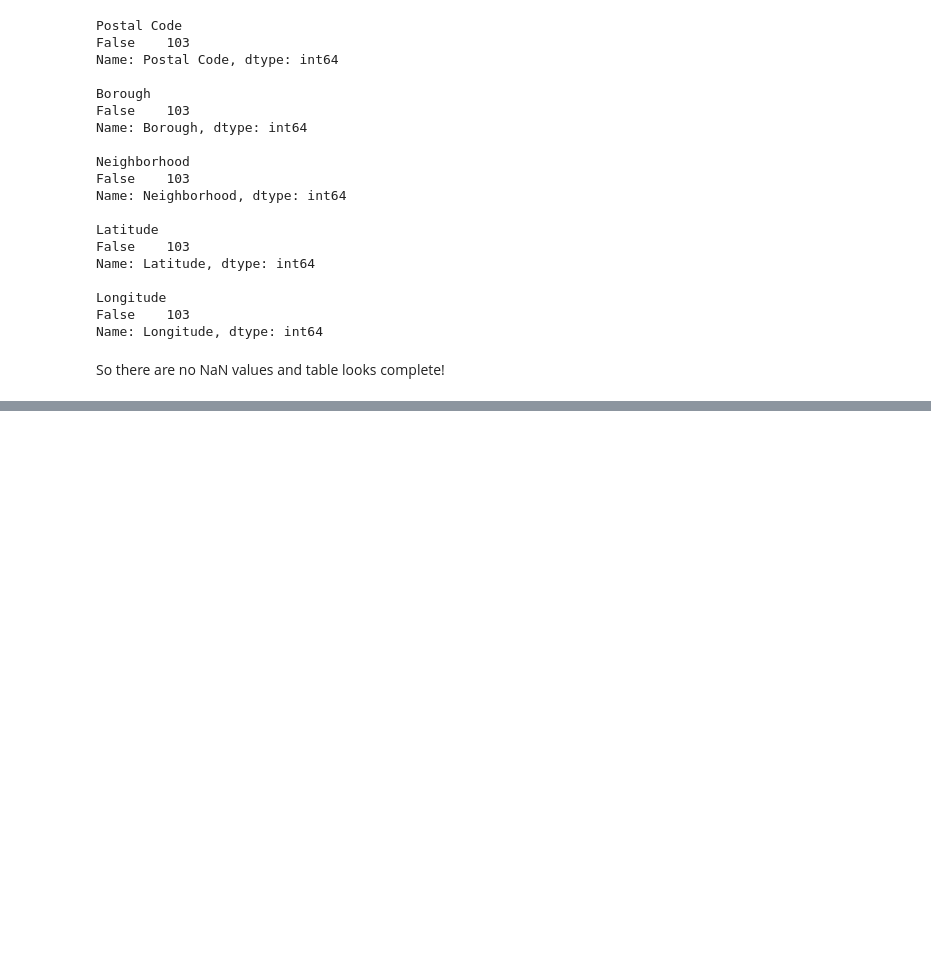
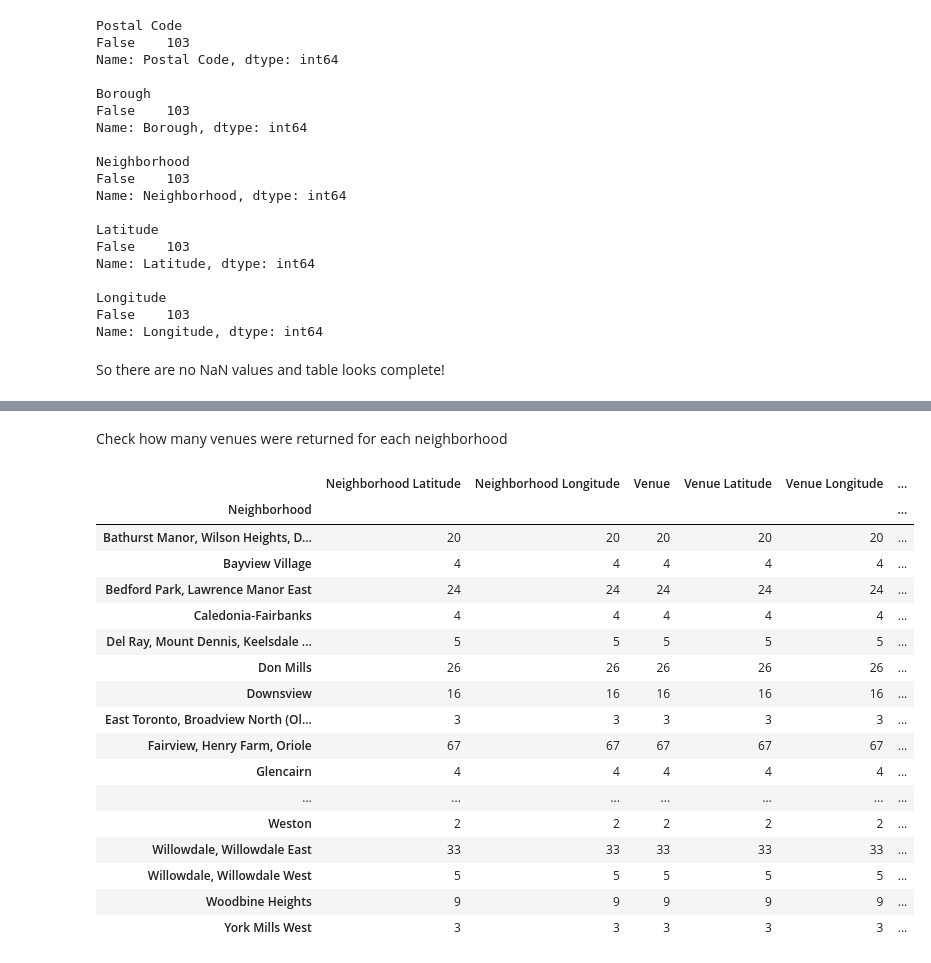
Before and after one commit to shepa12/coursera-ds-final, a Jupyter notebook: Capston Week 3 notebook 2.ipynb, the cells around one changed output, grey strips where cells are left out. Drawn from its saved outputs; the diff is of its cells as text; code cells hidden in the pictures; blank space fills up the shorter version.

```diff
--- a/Capston Week 3 notebook 2.ipynb
+++ b/Capston Week 3 notebook 2.ipynb
@@ -167,0 +270,23 @@ So there are no NaN values and table looks complete!
+# %% [markdown]
+Check how many venues were returned for each neighborhood
+# %%
+york_venues.groupby('Neighborhood').count()
+# %% [output]
+|  | Neighborhood Latitude | Neighborhood Longitude | Venue | Venue Latitude | Venue Longitude | ... |
+| Neighborhood |  |  |  |  |  | ... |
+| Bathurst Manor, Wilson Heights, D... | 20 | 20 | 20 | 20 | 20 | ... |
+| Bayview Village | 4 | 4 | 4 | 4 | 4 | ... |
+| Bedford Park, Lawrence Manor East | 24 | 24 | 24 | 24 | 24 | ... |
+| Caledonia-Fairbanks | 4 | 4 | 4 | 4 | 4 | ... |
+| Del Ray, Mount Dennis, Keelsdale ... | 5 | 5 | 5 | 5 | 5 | ... |
+| Don Mills | 26 | 26 | 26 | 26 | 26 | ... |
+| Downsview | 16 | 16 | 16 | 16 | 16 | ... |
+| East Toronto, Broadview North (Ol... | 3 | 3 | 3 | 3 | 3 | ... |
+| Fairview, Henry Farm, Oriole | 67 | 67 | 67 | 67 | 67 | ... |
+| Glencairn | 4 | 4 | 4 | 4 | 4 | ... |
+| ... | ... | ... | ... | ... | ... | ... |
+| Weston | 2 | 2 | 2 | 2 | 2 | ... |
+| Willowdale, Willowdale East | 33 | 33 | 33 | 33 | 33 | ... |
+| Willowdale, Willowdale West | 5 | 5 | 5 | 5 | 5 | ... |
+| Woodbine Heights | 9 | 9 | 9 | 9 | 9 | ... |
+| York Mills West | 3 | 3 | 3 | 3 | 3 | ... |
```
Also changed, not shown: parts of 44 cells of this notebook.
